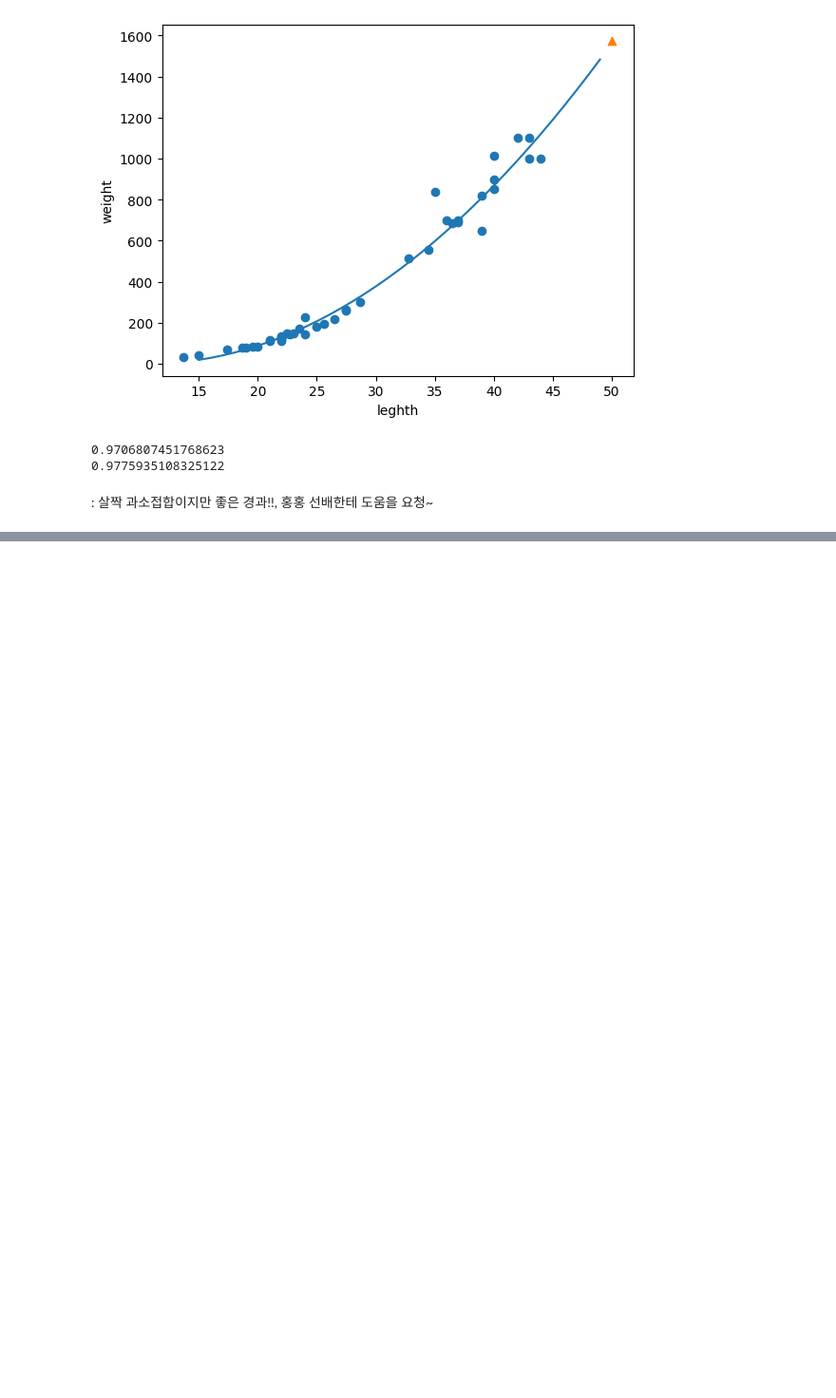
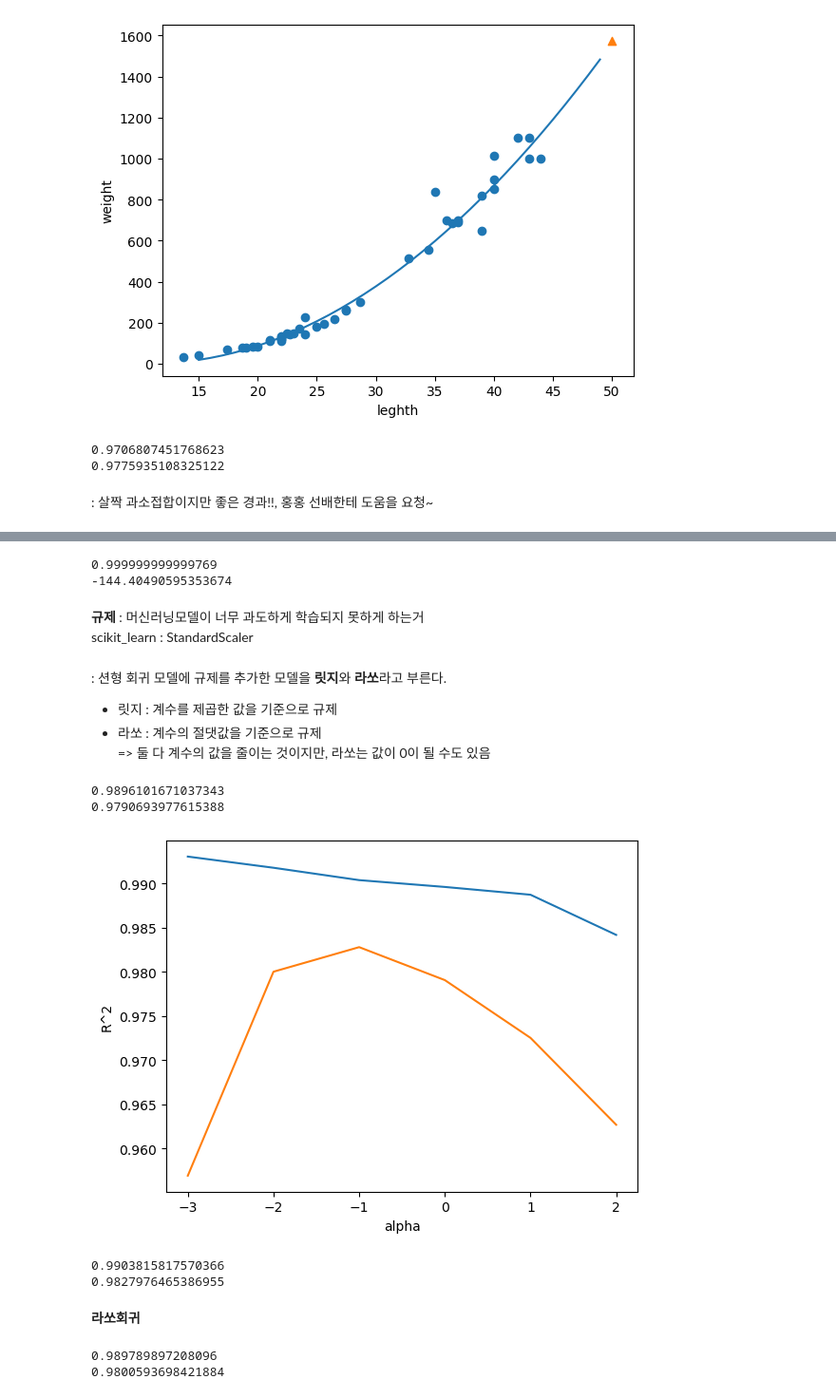
Before and after one commit to soeun823/hon_gong_machine, a Jupyter notebook: chapter3.ipynb, the cells around one changed output, grey strips where cells are left out. Shown: that part at 95% size. Drawn from its saved outputs; the diff is of its cells as text; code cells hidden in the pictures; blank space fills up the shorter version.

```diff
--- a/chapter3.ipynb
+++ b/chapter3.ipynb
@@ -229,0 +319,76 @@ print(lr.score(test_poly, test_target))
+# %%
+lr.fit(train_poly, train_target)
+print(lr.score(train_poly, train_target))
+print(lr.score(test_poly, test_target))
+#훈련 세트는 완전 좋은 점수를 얻었지만
+#테스트 세트는 처참한 점수를 갖게 되었다.
+#특성갯수가 늘어 남에 따라 훈련세트는 과대접합되고 테스트세트는 형편없는 점수를 가지세 된다.
+# %% [output]
+0.999999999999769
+-144.40490595353674
+# %% [markdown]
+**규제** : 머신러닝모델이 너무 과도하게 학습되지 못하게 하는거<br>
+scikit_learn : StandardScaler
+# %%
+from sklearn.preprocessing import StandardScaler
+ss = StandardScaler()
+ss.fit(train_poly)
+train_scaled = ss.transform(train_poly)
+test_scaled = ss.transform(test_poly)
+# %% [markdown]
+: 션형 회귀 모델에 규제를 추가한 모델을 **릿지**와 **라쏘**라고 부른다.
+* 릿지 : 계수를 제곱한 값을 기준으로 규제
+* 라쏘 : 계수의 절댓값을 기준으로 규제<br>
+=> 둘 다 계수의 값을 줄이는 것이지만, 라쏘는 값이 0이 될 수도 있음
+# %%
+#릿지 회귀
+from sklearn.linear_model import Ridge
+ridge = Ridge()
+ridge.fit(train_scaled, train_target)
+print(ridge.score(train_scaled, train_target))
+print(ridge.score(test_scaled, test_target))
+#훈련세트는 점수가 쫌 낮아지고, 테스트는 정상으로 돌아왓다
+# %% [output]
+0.9896101671037343
+0.9790693977615388
+# %%
+import matplotlib.pyplot as plt
+train_score = []
+test_score = []
+
+alpha_list = [0.001,0.01,0.1,1,10,100]
+for alpha in alpha_list:
+    ridge = Ridge(alpha=alpha)
+    ridge.fit(train_scaled, train_target)
+    train_score.append(ridge.score(train_scaled, train_target))
+    test_score.append(ridge.score(test_scaled, test_target))
+# %%
+plt.plot(np.log10(alpha_list), train_score)# 퍼런색
+plt.plot(np.log10(alpha_list), test_score) #주황색
+plt.xlabel('alpha')
+plt.ylabel('R^2')
+plt.show()
+#적절한 alpha값인 두 그래프가 가장 가깝고, 테스트세트 점수가 가장 높은 -1
+#즉, 10^-1 = 0.1 로 최종 모델을 훈련
+# %% [output]
+[figure, added]
+# %%
+ridge = Ridge(alpha = 0.1)
+ridge.fit(train_scaled, train_target)
+print(ridge.score(train_scaled, train_target))
+print(ridge.score(test_scaled, test_target))
+#균형을 맞추고 있음
+# %% [output]
+0.9903815817570366
+0.9827976465386955
+# %% [markdown]
+**라쏘회귀**
+# %%
+from sklearn.linear_model import Lasso
+lasso = Lasso()
+lasso.fit(train_scaled, train_target)
+print(lasso.score(train_scaled, train_target))
+print(lasso.score(test_scaled, test_target))
+# %% [output]
+0.989789897208096
+0.9800593698421884
```
Also changed, not shown: parts of 18 cells of this notebook, 1 other file.
